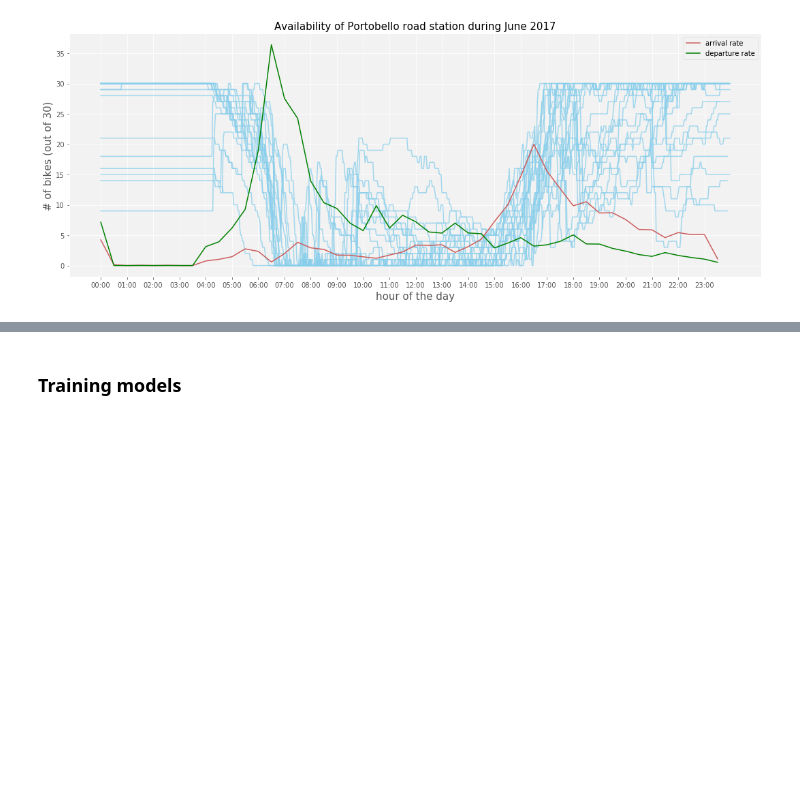
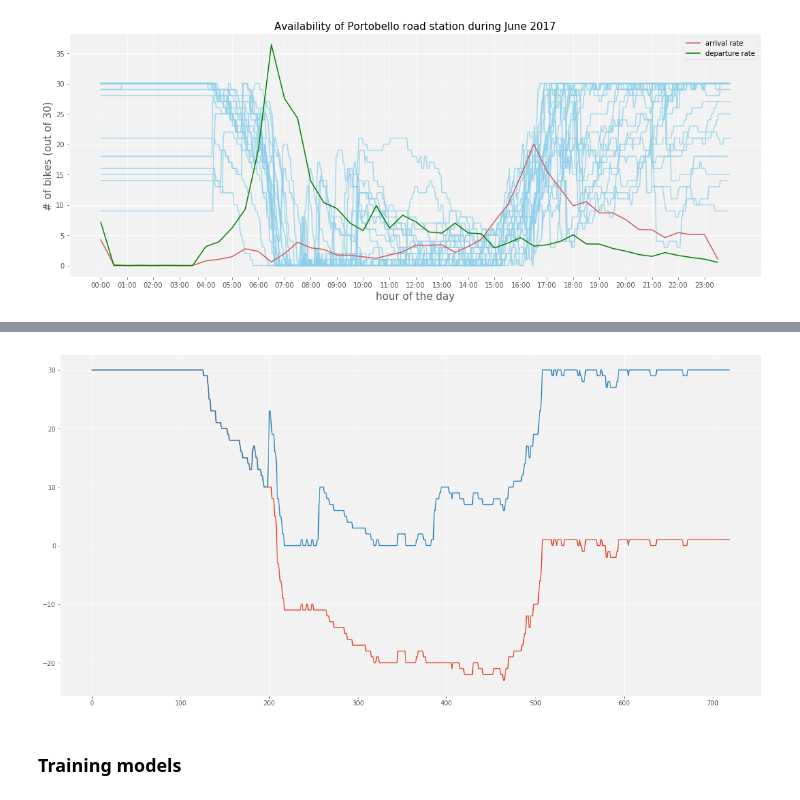
Before and after one commit to msgolovina/bss_project, a Jupyter notebook: working_file.ipynb, the cells around one changed output, grey strips where cells are left out. Saved outputs shown, nothing was run; the diff lists cells and outputs as text; code cells hidden in the pictures; blank space fills up the shorter version.

```diff
--- a/working_file.ipynb
+++ b/working_file.ipynb
@@ -486,0 +519,6 @@ plt.show()
+# %%
+plt.figure(figsize=(20,10))
+plt.plot(no_peaks)
+plt.plot(day.PORTOBELLO_ROAD.values);
+# %% [output]
+[figure, added]
```
Also changed, not shown: parts of 7 cells of this notebook, 2 other files.
